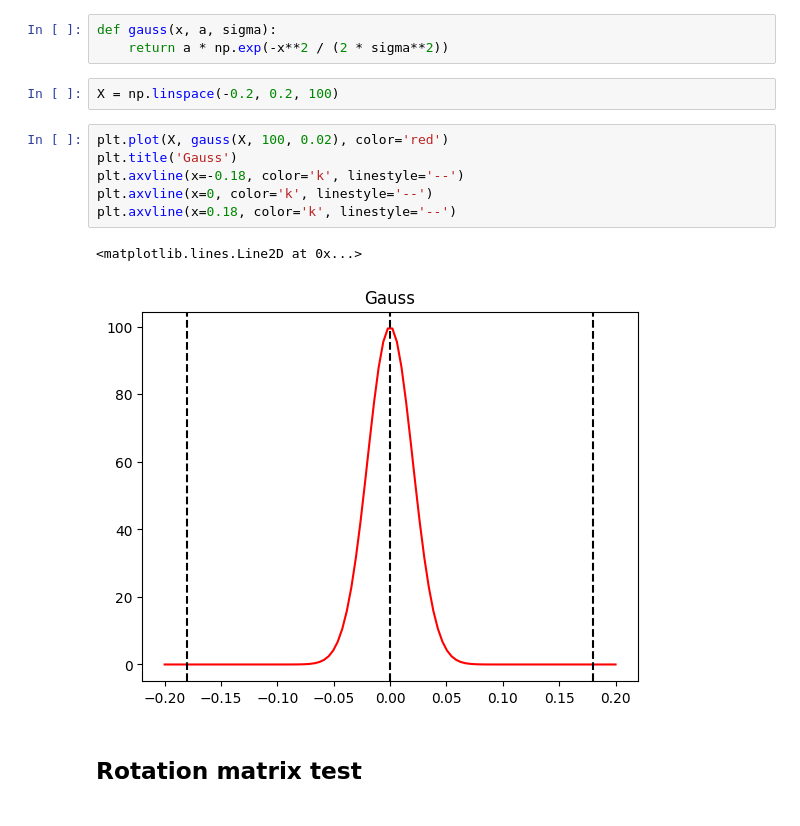
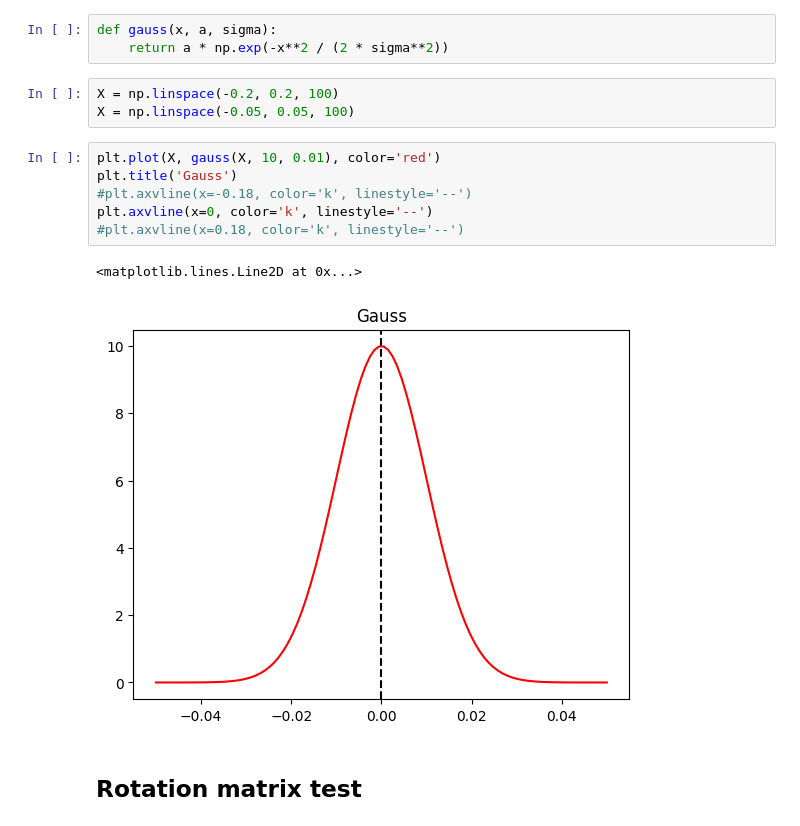
Before and after one commit to davidlackovic/paralelni-manipulator, a Jupyter notebook: pybullet/gauss.ipynb, the cells around one changed output. Saved outputs shown, nothing was run; the diff lists cells and outputs as text.

```diff
--- a/pybullet/gauss.ipynb
+++ b/pybullet/gauss.ipynb
@@ -6,15 +6,16 @@ def gauss(x, a, sigma):
     return a * np.exp(-x**2 / (2 * sigma**2))
 # %%
 X = np.linspace(-0.2, 0.2, 100)
+X = np.linspace(-0.05, 0.05, 100)
 # %%
-plt.plot(X, gauss(X, 100, 0.02), color='red')
+plt.plot(X, gauss(X, 10, 0.01), color='red')
 plt.title('Gauss')
-plt.axvline(x=-0.18, color='k', linestyle='--')
+#plt.axvline(x=-0.18, color='k', linestyle='--')
 plt.axvline(x=0, color='k', linestyle='--')
-plt.axvline(x=0.18, color='k', linestyle='--')
+#plt.axvline(x=0.18, color='k', linestyle='--')
 # %% [output]
 <matplotlib.lines.Line2D at 0x...>
-[figure, old version]
+[figure, new version]
 # %% [markdown]
 ## Rotation matrix test
 # %%
```
Also changed, not shown: parts of 3 cells of this notebook, 33 other files.
